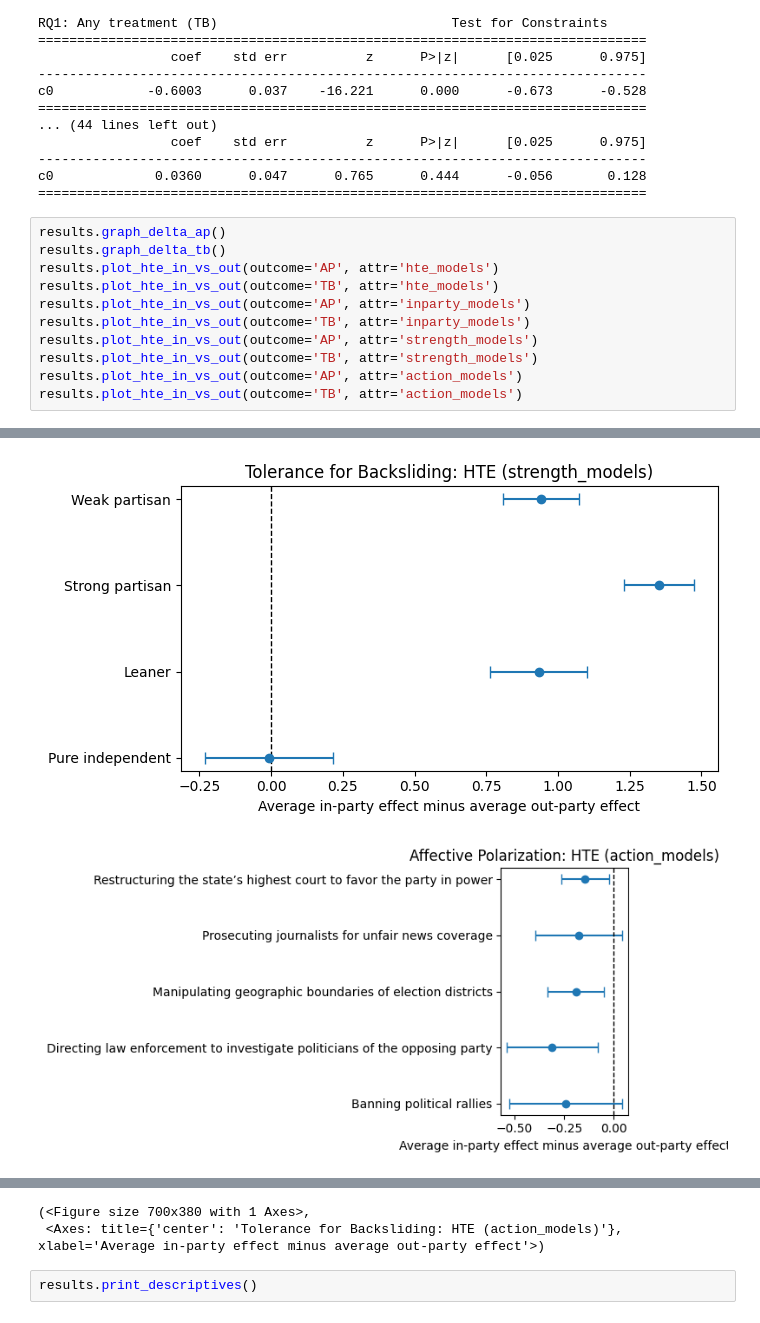
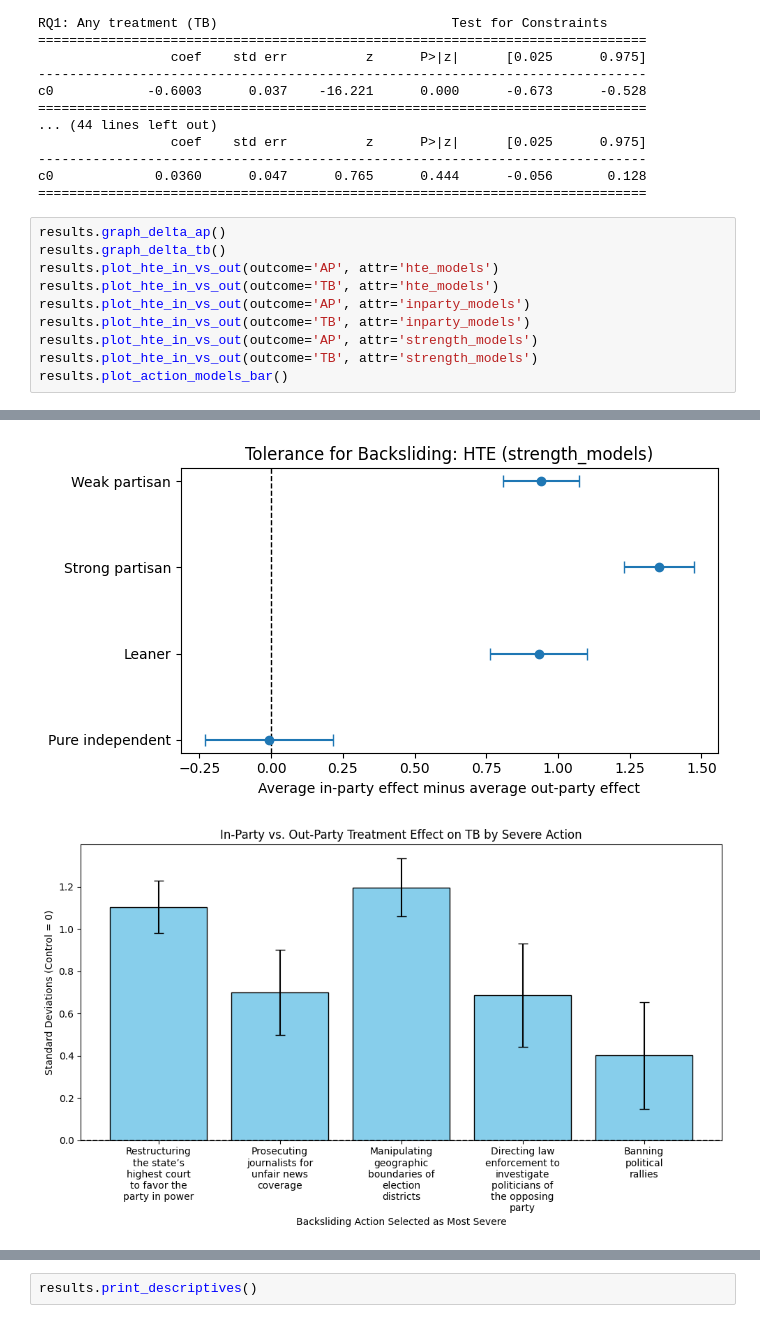
Before and after one commit to Jules-Vatel/SSI_SPRING, a Jupyter notebook: SSI_SPRING.ipynb, the cells around one changed output, grey strips where cells are left out. Cells and saved outputs as stored; diff of their text form.

```diff
--- a/SSI_SPRING.ipynb
+++ b/SSI_SPRING.ipynb
@@ -524,21 +537,20 @@ c0             0.0360      0.047      0.765      0.444      -0.056       0.128
 # %%
 results.graph_delta_ap()
 results.graph_delta_tb()
 results.plot_hte_in_vs_out(outcome='AP', attr='hte_models')
 results.plot_hte_in_vs_out(outcome='TB', attr='hte_models')
 results.plot_hte_in_vs_out(outcome='AP', attr='inparty_models')
 results.plot_hte_in_vs_out(outcome='TB', attr='inparty_models')
 results.plot_hte_in_vs_out(outcome='AP', attr='strength_models')
 results.plot_hte_in_vs_out(outcome='TB', attr='strength_models')
-results.plot_hte_in_vs_out(outcome='AP', attr='action_models')
-results.plot_hte_in_vs_out(outcome='TB', attr='action_models')
+results.plot_action_models_bar()
 # %% [output]
 [figure]
 [figure]
 [figure]
 [figure]
 [figure]
 [figure]
 [figure]
 [figure]
-[figure, old version]
+[figure, new version]
@@ -546,5 +557,3 @@ results.plot_hte_in_vs_out(outcome='TB', attr='action_models')
-(<Figure size 700x380 with 1 Axes>,
- <Axes: title={'center': 'Tolerance for Backsliding: HTE (action_models)'}, xlabel='Average in-party effect minus average out-party effect'>)
 # %%
 results.print_descriptives()
 # %% [output]
```
Also changed, not shown: parts of 5 cells of this notebook.
